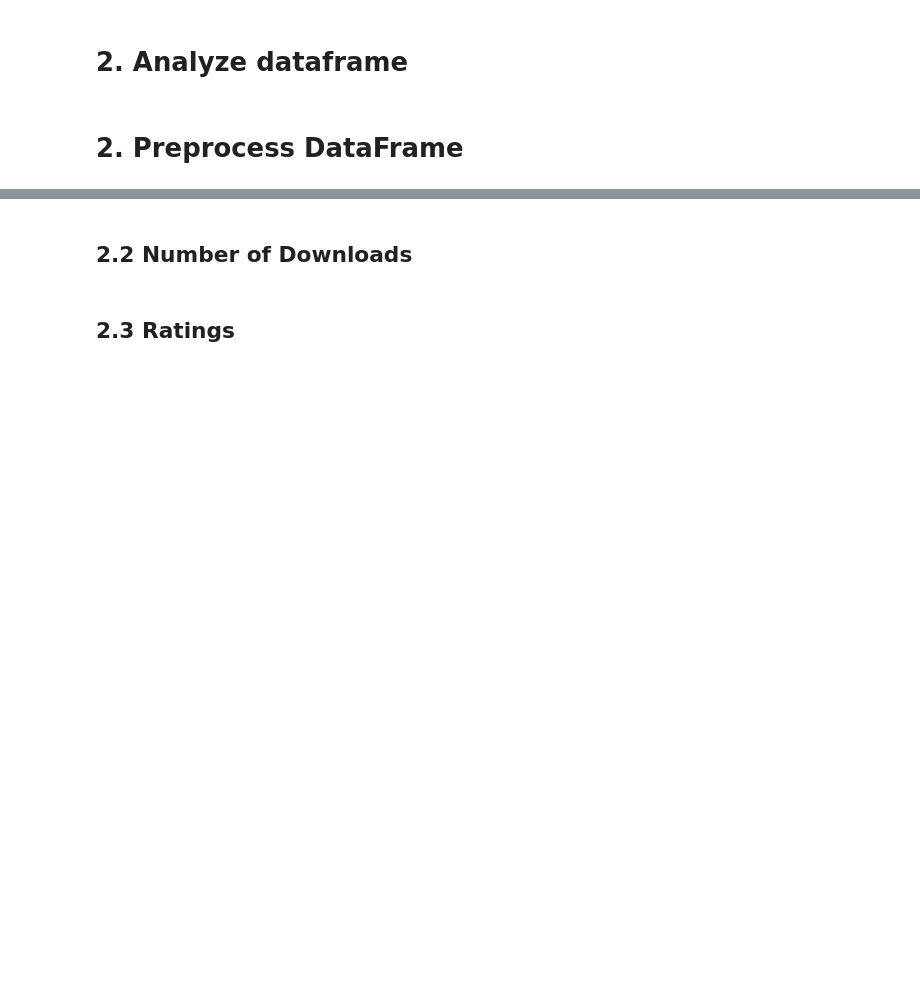
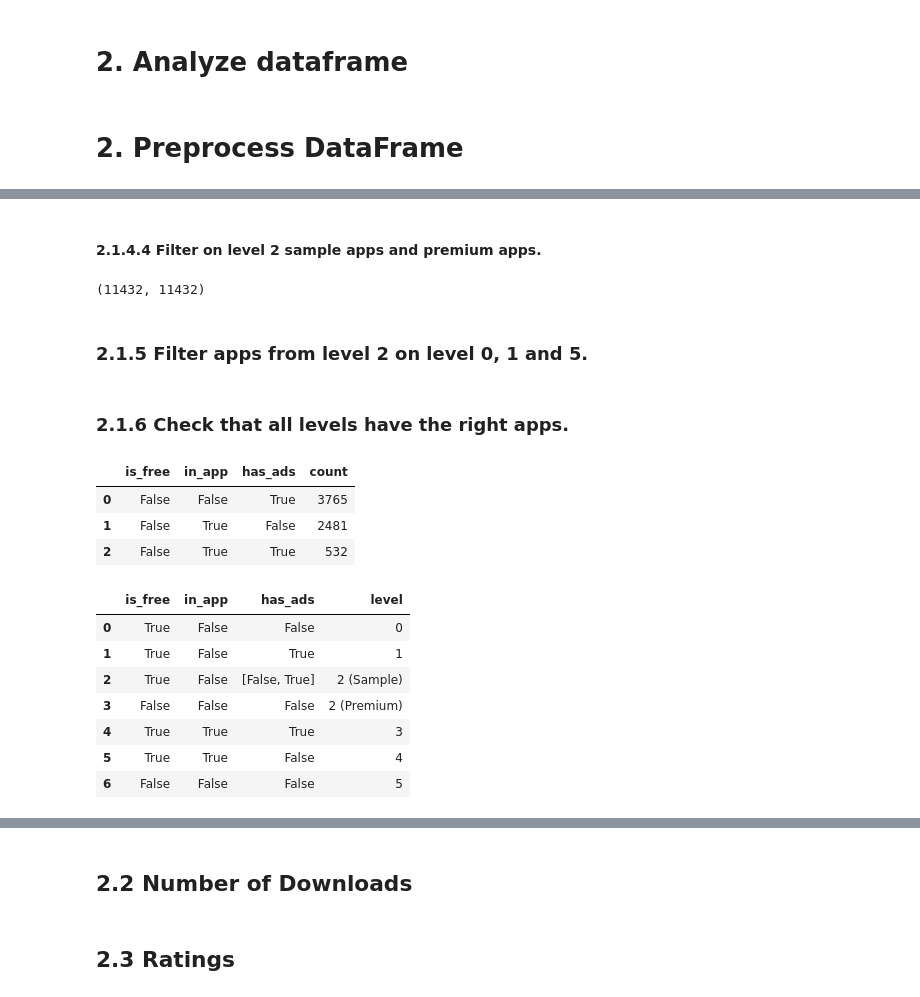
Before and after one commit to kevinmout/SBM, a Jupyter notebook: EDA.ipynb, the cells around one changed output, grey strips where cells are left out. Cells and saved outputs as stored; diff of their text form; code cells hidden in the pictures; blank space fills up the shorter version.

```diff
--- a/EDA.ipynb
+++ b/EDA.ipynb
@@ -242,0 +362,2 @@ print(f"Level 5: {len(df_level5)}")
+# %% [markdown]
+#### 2.1.4.4 Filter on level 2 sample apps and premium apps.
@@ -242,0 +374,6 @@ print(f"Level 5: {len(df_level5)}")
+# %%
+len(df_level_2_sample), len(df_level_2_premium)
+# %% [output]
+(11432, 11432)
+# %% [markdown]
+### 2.1.5 Filter apps from level 2 on level 0, 1 and 5.
@@ -242,0 +387,47 @@ print(f"Level 5: {len(df_level5)}")
+# %% [markdown]
+### 2.1.6 Check that all levels have the right apps.
+# %%
+# Check for missing combinations by creating all unique combinations in the data
+unique_combinations = df_filtered.groupby(['is_free', 'in_app', 'has_ads']).size()
+
+# List of all covered combinations in levels
+covered_combinations = pd.concat([
+    df_level_0.groupby(['is_free', 'in_app', 'has_ads']).size(),
+    df_level_1.groupby(['is_free', 'in_app', 'has_ads']).size(),
+    df_level_2_sample.groupby(['is_free', 'in_app', 'has_ads']).size(),
+    df_level_2_premium.groupby(['is_free', 'in_app', 'has_ads']).size(),
+    df_level_3.groupby(['is_free', 'in_app', 'has_ads']).size(),
+    df_level_4.groupby(['is_free', 'in_app', 'has_ads']).size(),
+    df_level_5.groupby(['is_free', 'in_app', 'has_ads']).size()
+])
+
+# Identify combinations in the original data that are not covered by the levels
+missing_combinations = unique_combinations[~unique_combinations.index.isin(covered_combinations.index)]
+
+# Convert missing combinations to a DataFrame for easier readability
+missing_combinations_df = missing_combinations.reset_index(name='count')
+missing_combinations_df
+# %% [output]
+|  | is_free | in_app | has_ads | count |
+| 0 | False | False | True | 3765 |
+| 1 | False | True | False | 2481 |
+| 2 | False | True | True | 532 |
+# %%
+data = {
+    "is_free": [True, True, True, False, True, True, False],
+    "in_app": [False, False, False, False, True, True, False],
+    "has_ads": [False, True, [False, True], False, True, False, False],
+    "level": ["0", "1", "2 (Sample)", "2 (Premium)", "3", "4", "5"]
+}
+
+df_levels = pd.DataFrame(data)
+df_levels
+# %% [output]
+|  | is_free | in_app | has_ads | level |
+| 0 | True | False | False | 0 |
+| 1 | True | False | True | 1 |
+| 2 | True | False | [False, True] | 2 (Sample) |
+| 3 | False | False | False | 2 (Premium) |
+| 4 | True | True | True | 3 |
+| 5 | True | True | False | 4 |
+| 6 | False | False | False | 5 |
```
Also changed, not shown: parts of 46 cells of this notebook.
